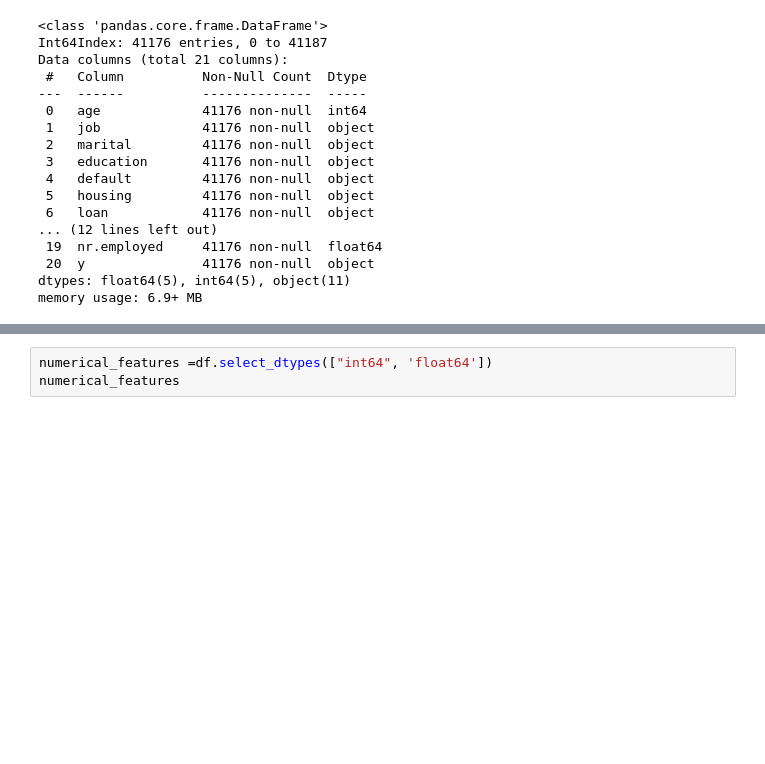
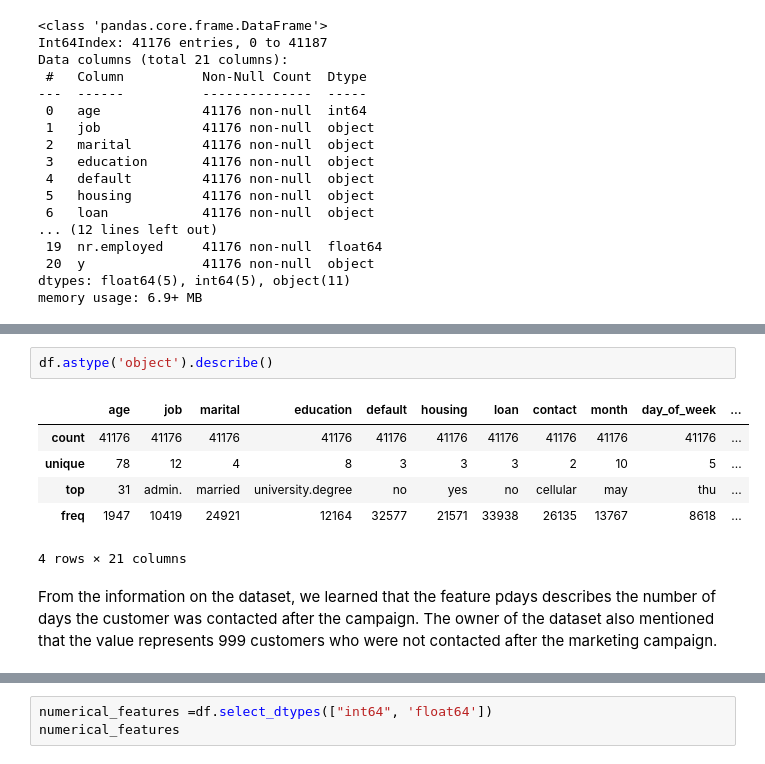
Before and after one commit to wuesten/Potfolio_2_ML, a Jupyter notebook: Exam.ipynb, the cells around one changed output, grey strips where cells are left out. Cells and saved outputs as stored; diff of their text form; blank space fills up the shorter version.

```diff
--- a/Exam.ipynb
+++ b/Exam.ipynb
@@ -162,3 +164,14 @@ df.describe()
 | 50% | 38.00000 | 180.000000 | 2.000000 | 999.000000 | 0.000000 | 1.100000 | 93.749000 | -41.800000 | ... |
 | 75% | 47.00000 | 319.000000 | 3.000000 | 999.000000 | 0.000000 | 1.400000 | 93.994000 | -36.400000 | ... |
 | max | 98.00000 | 4918.000000 | 56.000000 | 999.000000 | 7.000000 | 1.400000 | 94.767000 | -26.900000 | ... |
+# %%
+df.astype('object').describe()
+# %% [output]
+|  | age | job | marital | education | default | housing | loan | contact | month | day_of_week | ... |
+| count | 41176 | 41176 | 41176 | 41176 | 41176 | 41176 | 41176 | 41176 | 41176 | 41176 | ... |
+| unique | 78 | 12 | 4 | 8 | 3 | 3 | 3 | 2 | 10 | 5 | ... |
+| top | 31 | admin. | married | university.degree | no | yes | no | cellular | may | thu | ... |
+| freq | 1947 | 10419 | 24921 | 12164 | 32577 | 21571 | 33938 | 26135 | 13767 | 8618 | ... |
+4 rows × 21 columns
+# %% [markdown]
+From the information on the dataset, we learned that the feature pdays describes the number of days the customer was contacted after the campaign. The owner of the dataset also mentioned that the value represents 999 customers who were not contacted after the marketing campaign.
```
Also changed, not shown: parts of 30 cells of this notebook.
